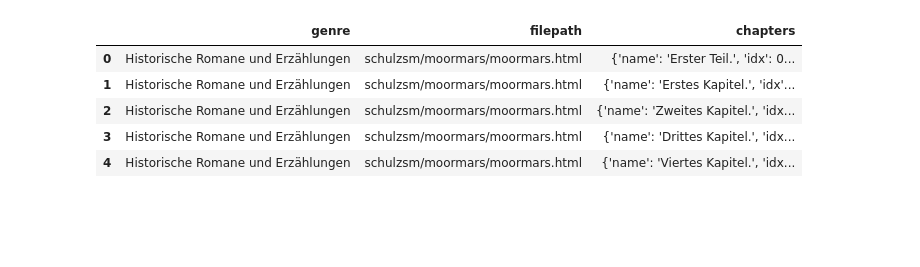
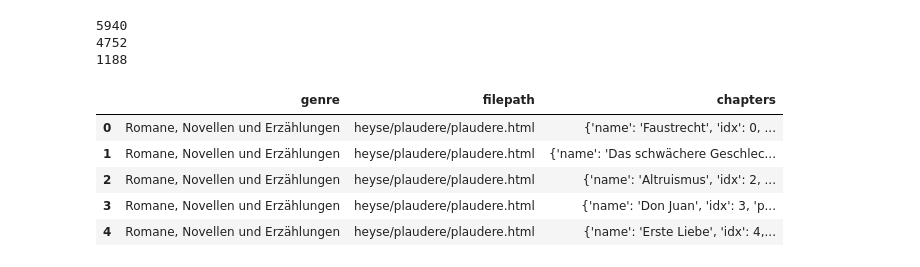
Before and after one commit to MzudemO/chapter-segmentation, a Jupyter notebook: onetime_scripts/corpus_statistics.ipynb, the cells around one changed output. Saved outputs shown, nothing was run; the diff lists cells and outputs as text; code cells hidden in the pictures; blank space fills up the shorter version.

```diff
--- a/onetime_scripts/corpus_statistics.ipynb
+++ b/onetime_scripts/corpus_statistics.ipynb
@@ -4,25 +4,37 @@ import pandas as pd
 import os
 from tqdm import tqdm
 # %%
+from sklearn.model_selection import train_test_split
+
 df_list = []
 corpus_files = os.listdir("../corpus/")
+print(len(corpus_files))
+train, test = train_test_split(
+        corpus_files, train_size=0.8, shuffle=True, random_state=6948050
+    )
+print(len(train))
+print(len(test))
+
 for file in corpus_files:
     with open(f"../corpus/{file}", "r", encoding="utf8") as f:
         d = json.load(f)
         df = pd.DataFrame(d)
         df = df.drop(columns=["author", "webpath", "title"])
         df["filepath"] = df["filepath"].apply(lambda x: x.replace("/mnt/c/Users/Moritz Lahann/Desktop/STUDIUM/Module IAS/Master's Thesis/gutenberg-edition16/", ""))
         df_list.append(df)
 
 df = pd.concat(df_list)
 df.head()
 # %% [output]
+5940
+4752
+1188
 |  | genre | filepath | chapters |
-| 0 | Historische Romane und Erzählungen | schulzsm/moormars/moormars.html | {'name': 'Erster Teil.', 'idx': 0... |
-| 1 | Historische Romane und Erzählungen | schulzsm/moormars/moormars.html | {'name': 'Erstes Kapitel.', 'idx'... |
-| 2 | Historische Romane und Erzählungen | schulzsm/moormars/moormars.html | {'name': 'Zweites Kapitel.', 'idx... |
-| 3 | Historische Romane und Erzählungen | schulzsm/moormars/moormars.html | {'name': 'Drittes Kapitel.', 'idx... |
-| 4 | Historische Romane und Erzählungen | schulzsm/moormars/moormars.html | {'name': 'Viertes Kapitel.', 'idx... |
+| 0 | Romane, Novellen und Erzählungen | heyse/plaudere/plaudere.html | {'name': 'Faustrecht', 'idx': 0, ... |
+| 1 | Romane, Novellen und Erzählungen | heyse/plaudere/plaudere.html | {'name': 'Das schwächere Geschlec... |
+| 2 | Romane, Novellen und Erzählungen | heyse/plaudere/plaudere.html | {'name': 'Altruismus', 'idx': 2, ... |
+| 3 | Romane, Novellen und Erzählungen | heyse/plaudere/plaudere.html | {'name': 'Don Juan', 'idx': 3, 'p... |
+| 4 | Romane, Novellen und Erzählungen | heyse/plaudere/plaudere.html | {'name': 'Erste Liebe', 'idx': 4,... |
 # %%
 import nltk
 from nltk.tokenize import word_tokenize, sent_tokenize
```
Also changed, not shown: parts of 5 cells of this notebook, 2 other files.
